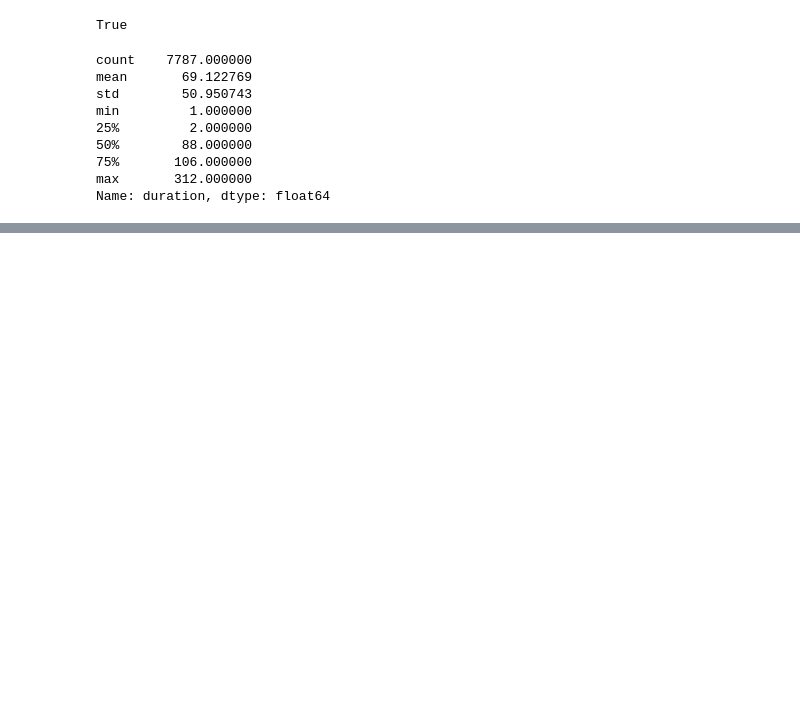
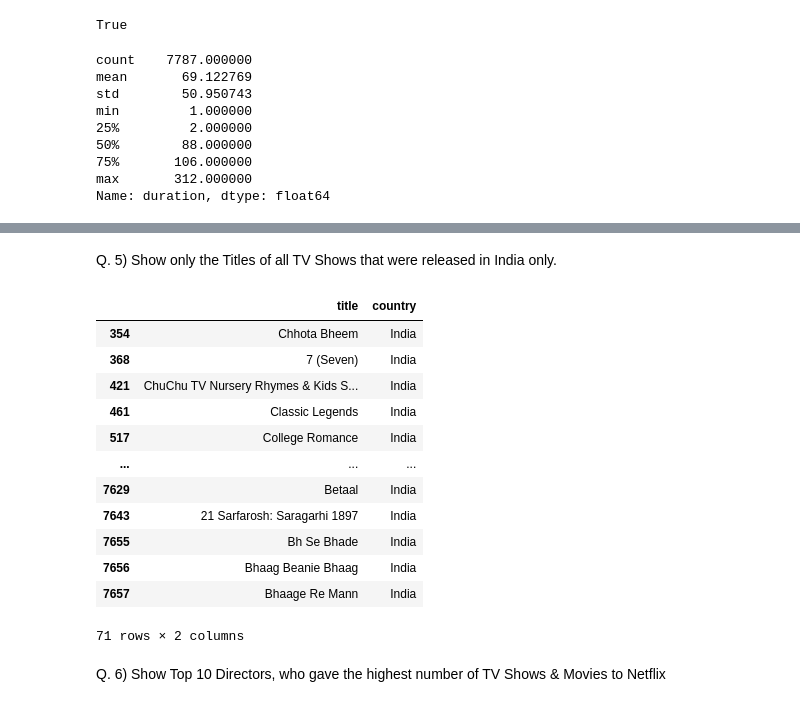
Before and after one commit to Irrler/eda-netflix-movies, a Jupyter notebook: Analyse.ipynb, the cells around one changed output, grey strips where cells are left out. Saved outputs shown, nothing was run; the diff lists cells and outputs as text; code cells hidden in the pictures; blank space fills up the shorter version.

```diff
--- a/Analyse.ipynb
+++ b/Analyse.ipynb
@@ -146,0 +240,26 @@ Name: duration, dtype: float64
+# %% [markdown]
+Q. 5) Show only the Titles of all TV Shows that were released in India only.
+# %%
+shows_india = df[
+    (df["type"] == "TV Show") &
+    (df["country"] == "India")
+]
+
+shows_india = shows_india[["title","country"]]
+shows_india
+# %% [output]
+|  | title | country |
+| 354 | Chhota Bheem | India |
+| 368 | 7 (Seven) | India |
+| 421 | ChuChu TV Nursery Rhymes & Kids S... | India |
+| 461 | Classic Legends | India |
+| 517 | College Romance | India |
+| ... | ... | ... |
+| 7629 | Betaal | India |
+| 7643 | 21 Sarfarosh: Saragarhi 1897 | India |
+| 7655 | Bh Se Bhade | India |
+| 7656 | Bhaag Beanie Bhaag | India |
+| 7657 | Bhaage Re Mann | India |
+71 rows × 2 columns
+# %% [markdown]
+Q. 6) Show Top 10 Directors, who gave the highest number of TV Shows & Movies to Netflix
```
Also changed, not shown: parts of 12 cells of this notebook.
